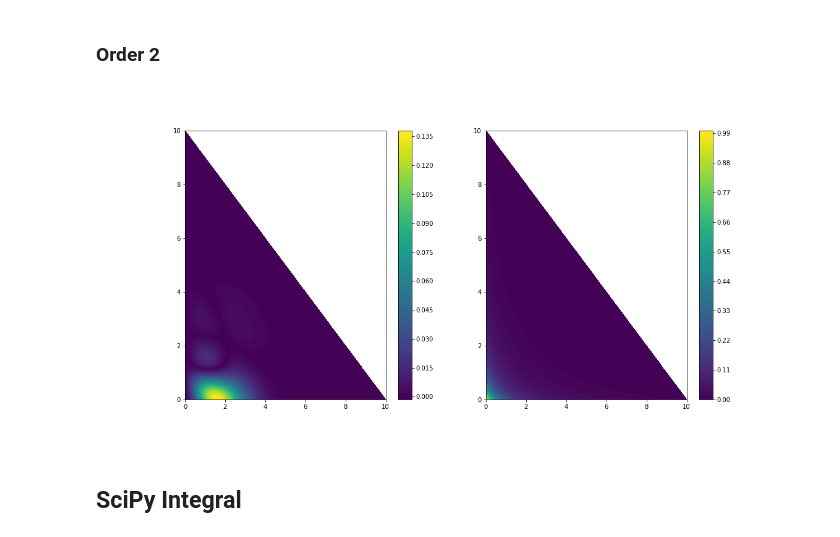
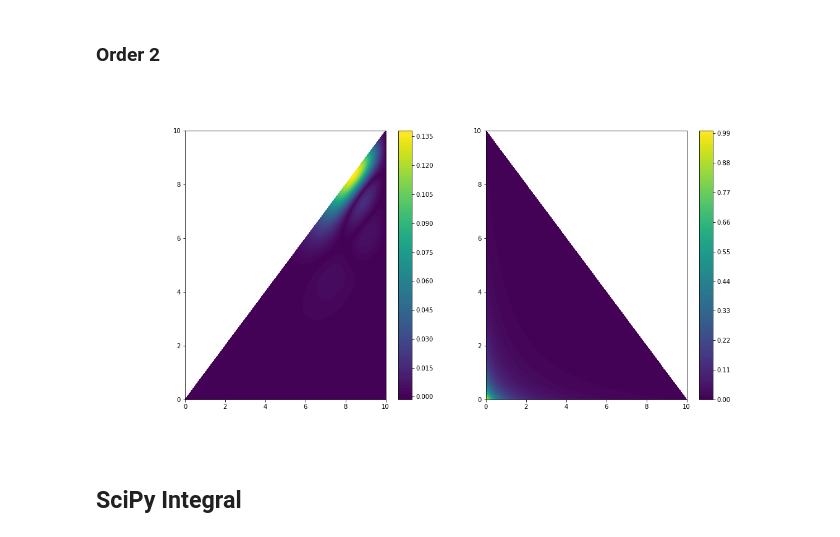
Before and after one commit to macekmar/keldy, a Jupyter notebook: notebooks/Keldy-Impurity-OneBand-Plasma.ipynb, the cells around one changed output. Drawn from its saved outputs; the diff is of its cells as text; code cells hidden in the pictures.

```diff
--- a/notebooks/Keldy-Impurity-OneBand-Plasma.ipynb
+++ b/notebooks/Keldy-Impurity-OneBand-Plasma.ipynb
@@ -53,14 +53,25 @@ import keldy.impurity_oneband_module as k_imp
 # %% [markdown]
 ## Model g0
 # %%
-anderson_param = {
-    "beta": 10000.0,
+# anderson_param = {
+#     "beta": 10000.0,
+#     "bias_V" : 0.0,
+#     "eps_d": -0.5,
+#     "Gamma": 0.25,
+#     "time_max": 100.0,
+#     "alpha": -0.0,
+#     "nr_time_points_gf": int(2*5000-1),#int(1e6),
+#     "bath_type": "semicircle"
+# }
+
+anderson_param_A2 = {
+    "beta": 1e5,
     "bias_V" : 0.0,
-    "eps_d": 0.0, #"eps_d":
+    "eps_d": -0.5,
     "Gamma": 0.25,
-    "time_max": 100.0,
-    "alpha": -0.0,
-    "nr_time_points_gf": int(2*5000-1),#int(1e6),
-    "bath_type": "semicircle"
+    "time_max": 500.0,
+    "alpha": 0.0,
+    "nr_time_points_gf": 2 * int(1e6) - 1,#int(1e6),
+    "bath_type": "flatband"
 }
 # %%
@@ -123,8 +134,9 @@ plt.show()
 # %% [markdown]
 ## Measurement
 # %%
-order = 4
-computer = k_imp.ComputeChargeQDirect(anderson_param, 10.0, order, 'lorentzian', int(1e6))
+order = 1
+t_max = 10.0
+computer = k_imp.ComputeChargeQDirect(anderson_param_A2, t_max, order, 'lorentzian', int(1e5))
 N_tot = 0
 # %%
 integrand = computer.get_integrand()
@@ -280,36 +405,36 @@ g_order2_w = np.array(map(warper.evaluate_warping_function, u_list))
 # %%
 from scipy.interpolate import griddata
 
 fig = plt.figure(figsize=(16,8))
 
-x = np.array(v_list)[:,0]
-y = np.array(v_list)[:,1]
+x = np.array(u_list)[:,0]
+y = np.array(u_list)[:,1]
 z = np.abs(g_order2_i)
 
 xi = np.linspace(0.0,10.0,500)
 yi = np.linspace(0.0,10.0,500)
 zi = griddata((x, y), z, (xi[None,:], yi[:,None]), method='cubic')
 
 plt.subplot(1,2,1)
 plt.contourf(xi,yi,zi, 100,vmin=z.min(), vmax=z.max())
 plt.colorbar() # draw colorbar
 
 x = np.array(v_list)[:,0]
 y = np.array(v_list)[:,1]
 z = np.abs(g_order2_w)
 
 xi = np.linspace(0.0,10.0,500)
 yi = np.linspace(0.0,10.0,500)
 zi = griddata((x, y), z, (xi[None,:], yi[:,None]), method='cubic')
 
 plt.subplot(1,2,2)
 plt.contourf(xi,yi,zi, 100,vmin=z.min(), vmax=z.max())
 plt.colorbar() # draw colorbar
 
 
 plt.show()
 # %% [output]
-[figure, old version]
+[figure, new version]
 # %%
 # t = np.linspace(0.0,10.0,251)
 # t_list = [list([t0, t0]) for t0 in t]
```
Also changed, not shown: parts of 26 cells of this notebook.
